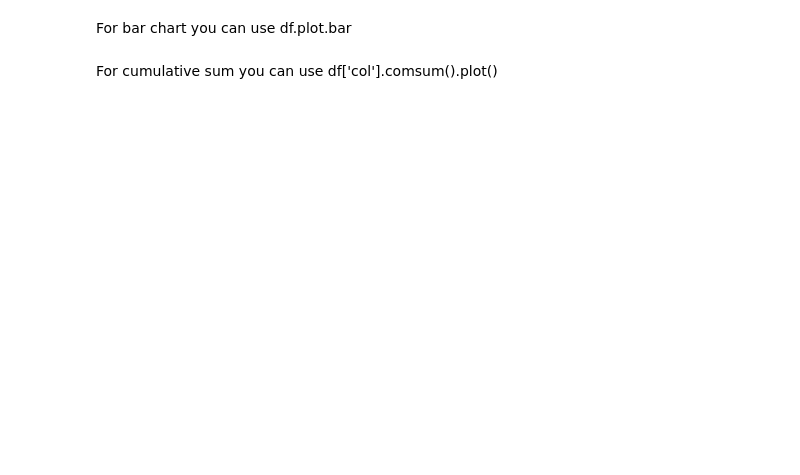
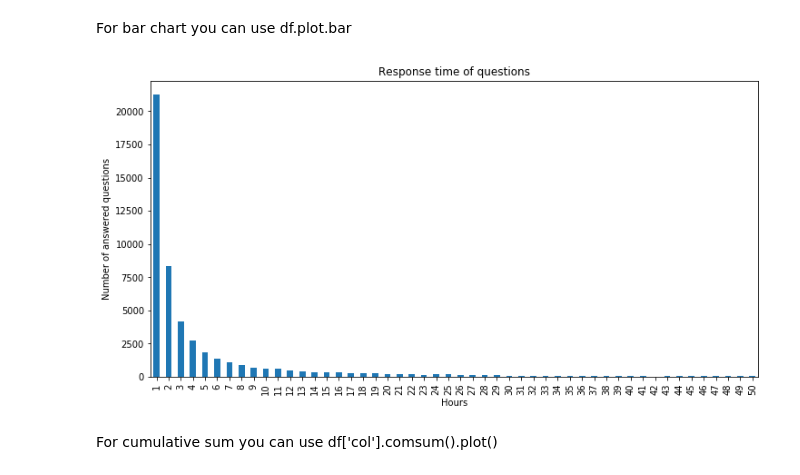
Before and after one commit to davidvrba/From-Simple-Transformations-to-Highly-Efficient-Jobs, a Jupyter notebook: python/solutions/interactive-analytics/Interactive Analytics I.ipynb, the cells around one changed output. Drawn from its saved outputs; the diff is of its cells as text; code cells hidden in the pictures; blank space fills up the shorter version.

```diff
--- a/python/solutions/interactive-analytics/Interactive Analytics I.ipynb
+++ b/python/solutions/interactive-analytics/Interactive Analytics I.ipynb
@@ -138,2 +173,14 @@ hourly_data_local.head(50).plot.bar(x='hours', y='cnt')
+# %%
+hourly_data_local.head(50).plot.bar(
+    x='hours', y='cnt', figsize=(12, 6),
+    title='Response time of questions',
+    legend=False
+
+)
+plt.xlabel('Hours')
+plt.ylabel('Number of answered questions')
+plt.show()
+# %% [output]
+[figure, added]
 # %% [markdown]
 For cumulative sum you can use df['col'].comsum().plot()
```
Also changed, not shown: parts of 10 cells of this notebook, 2 other files.
